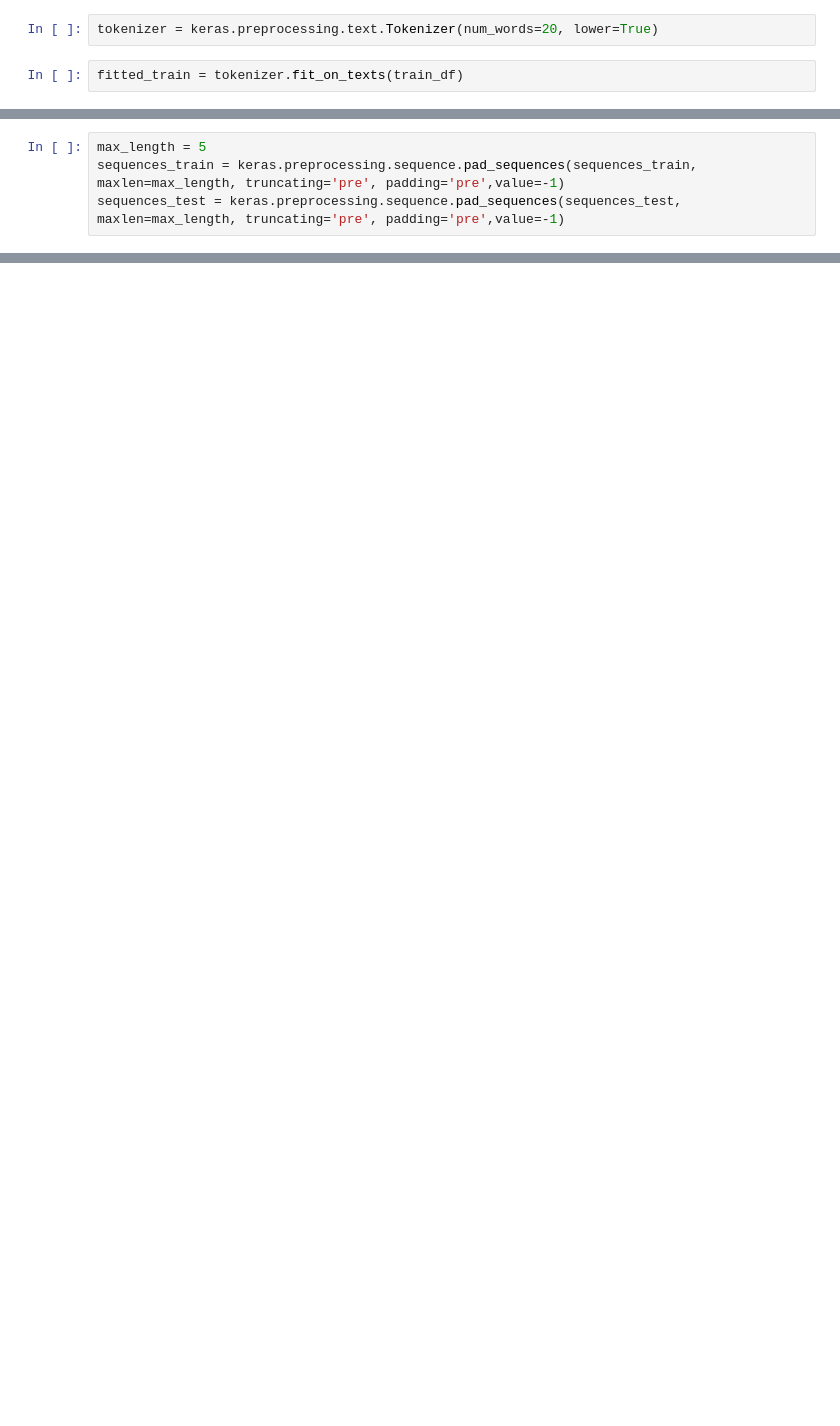
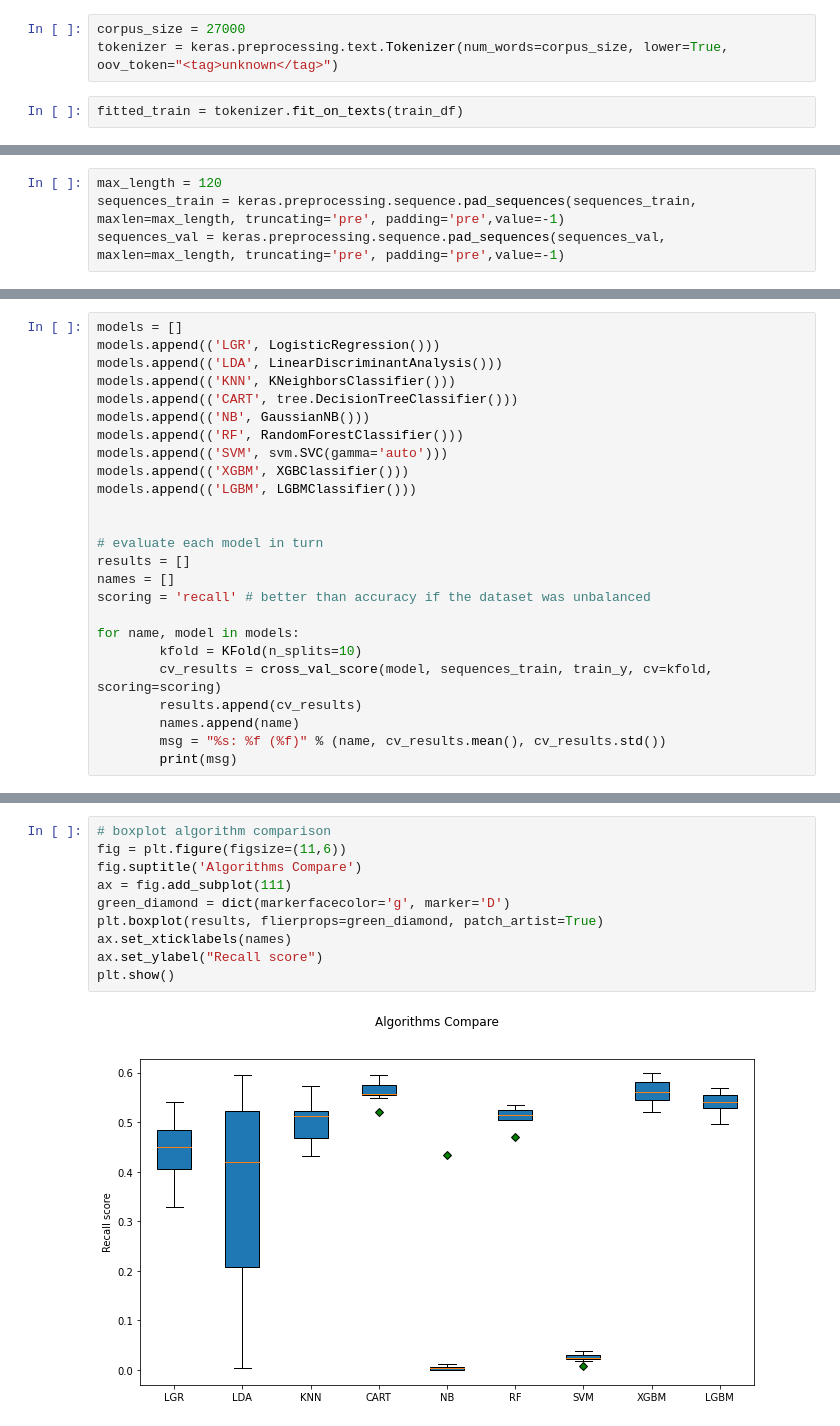
Before and after one commit to mihjovil/kaggle-competitions, a Jupyter notebook: disaster-tweets/disasterTweets.ipynb, the cells around one changed output, grey strips where cells are left out. Cells and saved outputs as stored; diff of their text form; blank space fills up the shorter version.

```diff
--- a/disaster-tweets/disasterTweets.ipynb
+++ b/disaster-tweets/disasterTweets.ipynb
@@ -35,5 +116,6 @@ train_df, val_df, train_y, val_y = train_test_split(train_df.text, train_df.targ
 # %%
-tokenizer = keras.preprocessing.text.Tokenizer(num_words=20, lower=True)
+corpus_size = 27000
+tokenizer = keras.preprocessing.text.Tokenizer(num_words=corpus_size, lower=True, oov_token="<tag>unknown</tag>")
 # %%
 fitted_train = tokenizer.fit_on_texts(train_df)
 # %%
@@ -42,5 +124,5 @@ sequences_test = tokenizer.texts_to_sequences(val_df)
 # %%
-max_length = 5
+max_length = 120
 sequences_train = keras.preprocessing.sequence.pad_sequences(sequences_train, maxlen=max_length, truncating='pre', padding='pre',value=-1)
-sequences_test = keras.preprocessing.sequence.pad_sequences(sequences_test, maxlen=max_length, truncating='pre', padding='pre',value=-1)
+sequences_val = keras.preprocessing.sequence.pad_sequences(sequences_val, maxlen=max_length, truncating='pre', padding='pre',value=-1)
 # %%
@@ -54,0 +146,25 @@ lr.score(sequences_test, val_y)
+# %%
+models = []
+models.append(('LGR', LogisticRegression()))
+models.append(('LDA', LinearDiscriminantAnalysis()))
+models.append(('KNN', KNeighborsClassifier()))
+models.append(('CART', tree.DecisionTreeClassifier()))
+models.append(('NB', GaussianNB()))
+models.append(('RF', RandomForestClassifier()))
+models.append(('SVM', svm.SVC(gamma='auto')))
+models.append(('XGBM', XGBClassifier()))
+models.append(('LGBM', LGBMClassifier()))
+
+
+# evaluate each model in turn
+results = []
+names = []
+scoring = 'recall' # better than accuracy if the dataset was unbalanced
+
+for name, model in models:
+        kfold = KFold(n_splits=10)
+        cv_results = cross_val_score(model, sequences_train, train_y, cv=kfold, scoring=scoring)
+        results.append(cv_results)
+        names.append(name)
+        msg = "%s: %f (%f)" % (name, cv_results.mean(), cv_results.std())
+        print(msg)
@@ -54,0 +191,12 @@ lr.score(sequences_test, val_y)
+# %%
+# boxplot algorithm comparison
+fig = plt.figure(figsize=(11,6))
+fig.suptitle('Algorithms Compare')
+ax = fig.add_subplot(111)
+green_diamond = dict(markerfacecolor='g', marker='D')
+plt.boxplot(results, flierprops=green_diamond, patch_artist=True)
+ax.set_xticklabels(names)
+ax.set_ylabel("Recall score")
+plt.show()
+# %% [output]
+[figure, added]
```
Also changed, not shown: parts of 36 cells of this notebook.
